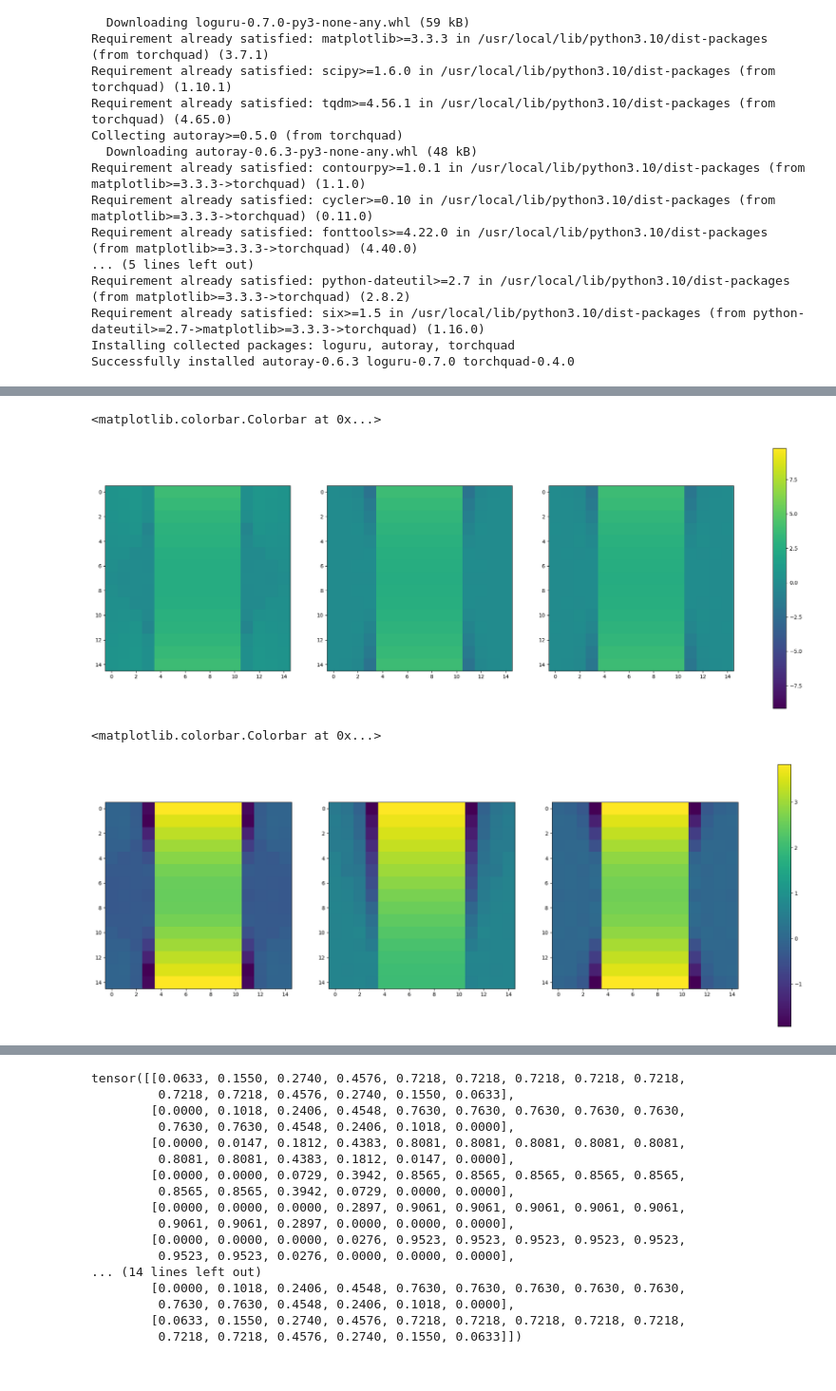
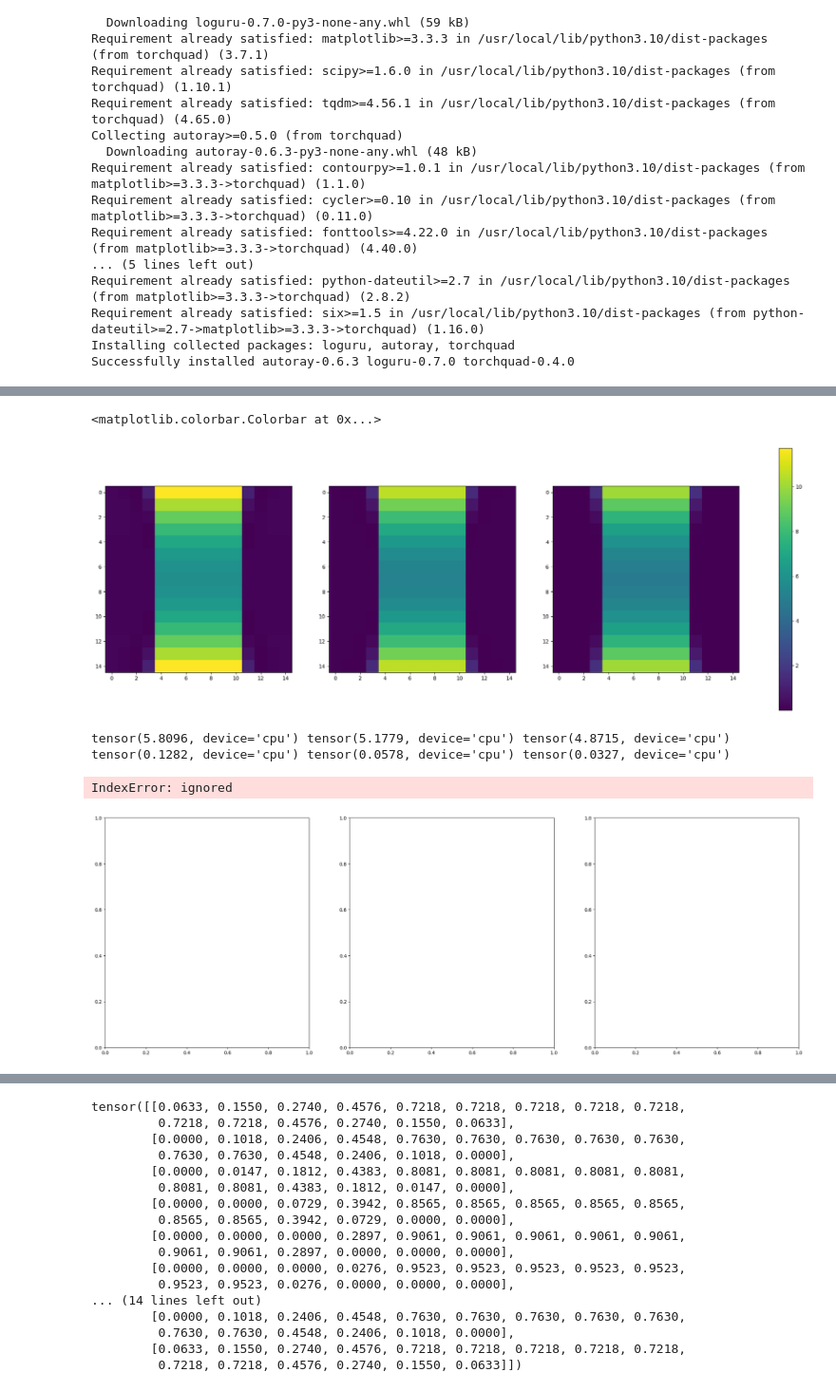
Before and after one commit to Junang-Wang/Top-invar-DL, a Jupyter notebook: Graphene_SS_Note.ipynb, the cells around one changed output, grey strips where cells are left out. Shown at 95% size. Saved outputs shown, nothing was run; the diff lists cells and outputs as text; code cells hidden in the pictures.

```diff
--- a/Graphene_SS_Note.ipynb
+++ b/Graphene_SS_Note.ipynb
@@ -145,25 +150,33 @@ plt.show()
+# %%
+vmax = torch.max(Graphene_D).item()
+vmin = torch.min(Graphene_D).item()
+fig,ax = plt.subplots(1,3)
+fig.set_figwidth(27)
+fig.set_figheight(9)
+ax[0].imshow(Graphene_D[0,0],vmax=vmax,vmin=vmin)
+ax[1].imshow(Graphene_D[1,0],vmax=vmax,vmin=vmin)
+im=ax[2].imshow(Graphene_D[2,0],vmax=vmax,vmin=vmin)
+plt.colorbar(im,ax=ax)
+# %% [output]
+<matplotlib.colorbar.Colorbar at 0x...>
+[figure, added]
+# %%
+print(Graphene_D[0,0,7,7],Graphene_D[1,0,7,7],Graphene_D[2,0,7,7])
+print(Graphene_D[0,0,7,3],Graphene_D[1,0,7,3],Graphene_D[2,0,7,3])
+# %% [output]
+tensor(5.8096, device='cpu') tensor(5.1779, device='cpu') tensor(4.8715, device='cpu')
+tensor(0.1282, device='cpu') tensor(0.0578, device='cpu') tensor(0.0327, device='cpu')
 # %%
 fig,ax = plt.subplots(1,3)
 fig.set_figwidth(27)
 fig.set_figheight(9)
-ax[0].imshow(Graphene_D[0,5],vmax=vmax,vmin=vmin)
-ax[1].imshow(Graphene_D[1,5],vmax=vmax,vmin=vmin)
-im=ax[2].imshow(Graphene_D[2,5],vmax=vmax,vmin=vmin)
+ax[0].imshow(Graphene_D[0,5])
+ax[1].imshow(Graphene_D[1,5])
+im=ax[2].imshow(Graphene_D[2,5])
 plt.colorbar(im,ax=ax)
 # %% [output]
-<matplotlib.colorbar.Colorbar at 0x...>
+IndexError: ignored
-[figure, old version]
+[figure, new version]
-# %%
-fig,ax = plt.subplots(1,3)
-fig.set_figwidth(27)
-fig.set_figheight(9)
-ax[0].imshow(Graphene_D[0,5])
-ax[1].imshow(Graphene_D[1,3])
-im=ax[2].imshow(Graphene_D[2,5])
-plt.colorbar(im,ax=ax)
-# %% [output]
-<matplotlib.colorbar.Colorbar at 0x...>
-[figure, removed]
 # %%
 fig,ax = plt.subplots(1,1)
 fig.set_figwidth(27)
```
Also changed, not shown: parts of 16 cells of this notebook, 8 other files.
